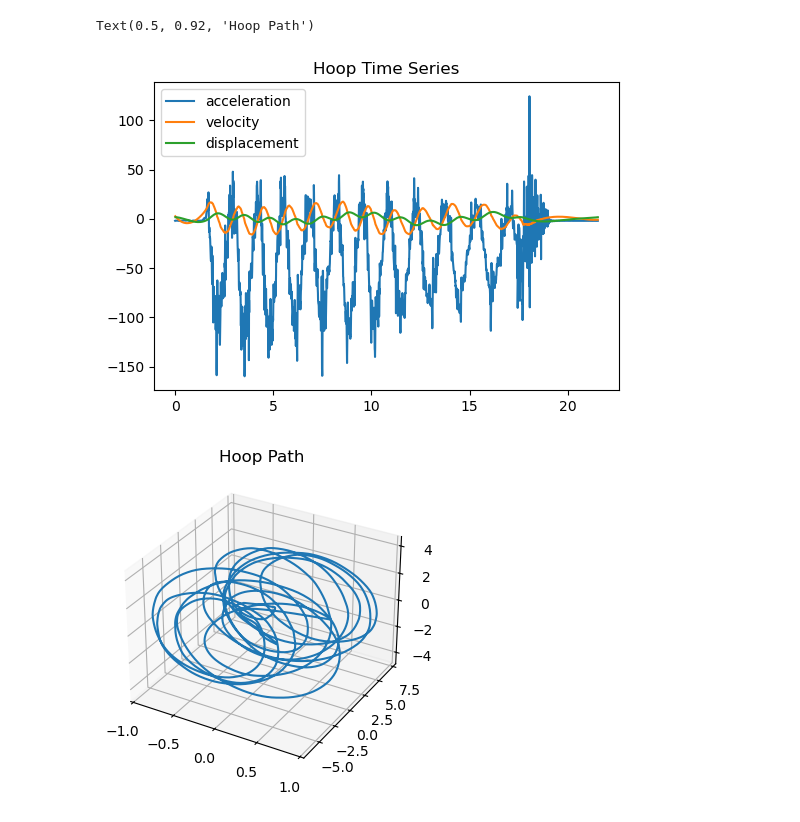
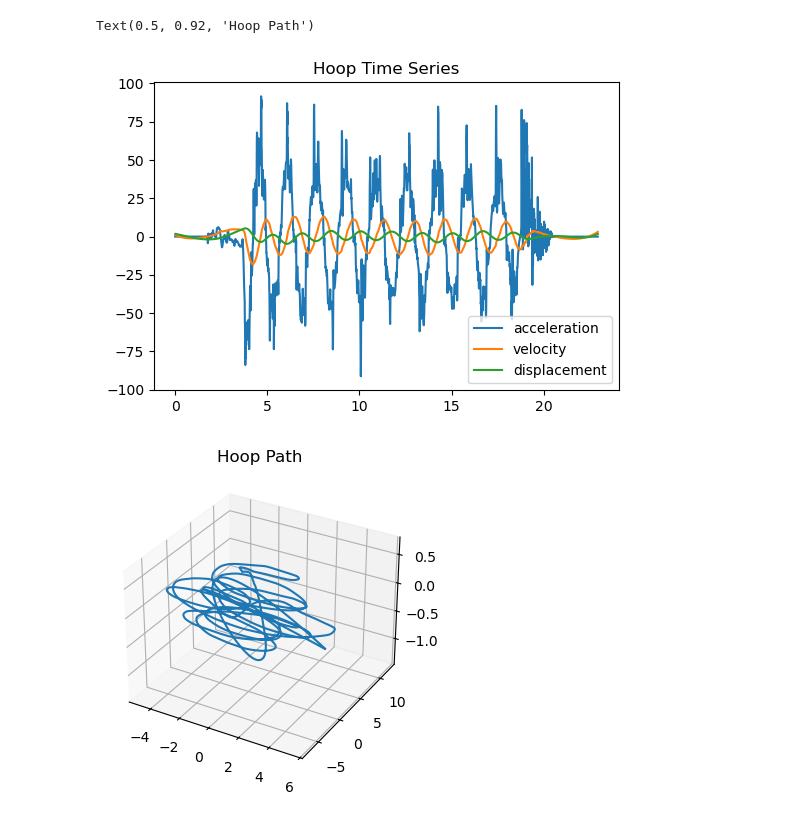
Before and after one commit to ThH00/biomechanics-hula-hoop, a Jupyter notebook: experiments/hip_experiment.ipynb, the cells around one changed output. Saved outputs shown, nothing was run; the diff lists cells and outputs as text; code cells hidden in the pictures.

```diff
--- a/experiments/hip_experiment.ipynb
+++ b/experiments/hip_experiment.ipynb
@@ -5,40 +5,40 @@ import matplotlib.pyplot as plt
 from process_movella import load_movella, detrend
 from scipy.integrate import cumulative_simpson as integrate
 # %%
-IN_DIR = Path("uploads/20250703_160418")
+IN_DIR = Path("uploads/")
 OUT_DIR = Path("out")
 
 if not OUT_DIR.exists():
     OUT_DIR.mkdir()
 # %%
-# xyz: left side of hoop
-# 285: right side of hoop
-# 46E: on hip, above hoop (on waist belt)
-# 3C4: on hip, below hoop (in pocket)
-hoop_file = list(IN_DIR.glob("xyz*.csv"))[2]
+# OL: left side of hoop
+# OR: right side of hoop
+# IT: on hip, above hoop (on waist belt)
+# IB: on hip, below hoop (in pocket)
+hoop_file = list(IN_DIR.glob("OR_20250717_164035*.csv"))[0]
 hoop_data = load_movella(hoop_file, lead_time=4)
 time, accel_x, accel_y, accel_z, angle_x, angle_y, angle_z = hoop_data.T
 
 veloc_x = detrend(time[1:], integrate(y=accel_x,x=time))
 veloc_y = detrend(time[1:], integrate(y=accel_y,x=time))
 veloc_z = detrend(time[1:], integrate(y=accel_z,x=time))
 
 displ_x = detrend(time[2:], integrate(y=veloc_x,x=time[1:]))
 displ_y = detrend(time[2:], integrate(y=veloc_y,x=time[1:]))
 displ_z = detrend(time[2:], integrate(y=veloc_z,x=time[1:]))
 
 fig_ts, ax_ts = plt.subplots(figsize=(6,4))
-ax_ts.plot(time,accel_z,label='acceleration')
-ax_ts.plot(time[1:],veloc_z,label='velocity')
-ax_ts.plot(time[2:],displ_z,label='displacement')
+ax_ts.plot(time,accel_x,label='acceleration')
+ax_ts.plot(time[1:],veloc_x,label='velocity')
+ax_ts.plot(time[2:],displ_x,label='displacement')
 ax_ts.legend()
 ax_ts.set_title('Hoop Time Series')
 
 fig = plt.figure(figsize=(6,4))
 ax = fig.add_subplot(projection='3d')
-ax.plot(displ_y,displ_z,displ_x)
+ax.plot(displ_x,displ_y,displ_z)
 ax.set_title('Hoop Path')
 # %% [output]
 Text(0.5, 0.92, 'Hoop Path')
-[figure, old version]
+[figure, new version]
-[figure, old version]
+[figure, new version]
```
